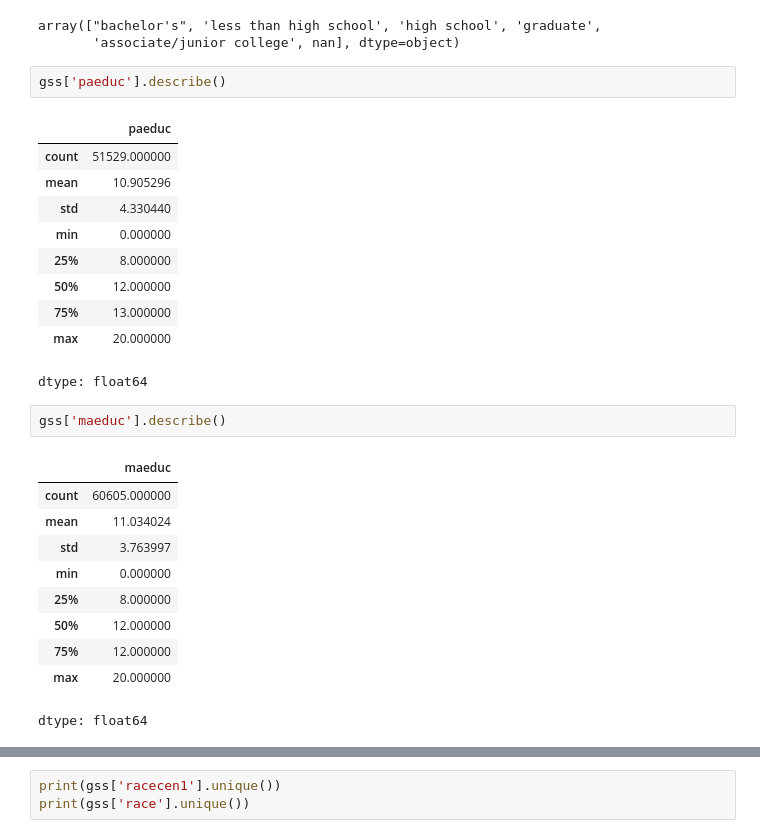
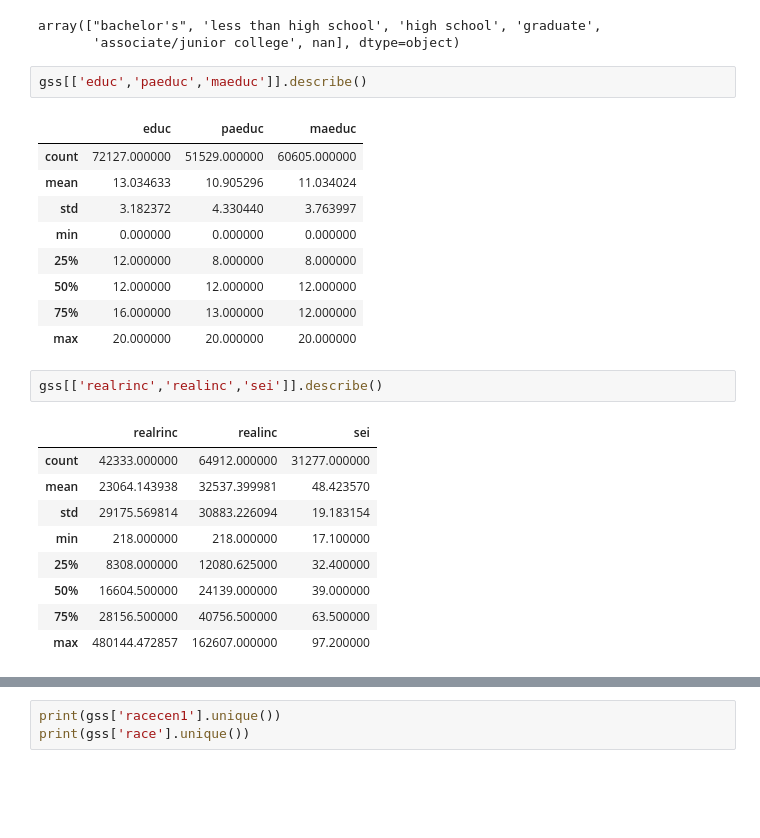
Before and after one commit to fwx5ax/Final-Project-DS3001, a Jupyter notebook: Project.ipynb, the cells around one changed output, grey strips where cells are left out. Cells and saved outputs as stored; diff of their text form; blank space fills up the shorter version.

```diff
--- a/Project.ipynb
+++ b/Project.ipynb
@@ -215,28 +146,26 @@ gss['degree'].unique()
 array(["bachelor's", 'less than high school', 'high school', 'graduate',
        'associate/junior college', nan], dtype=object)
 # %%
-gss['paeduc'].describe()
+gss[['educ','paeduc','maeduc']].describe()
 # %% [output]
-|  | paeduc |
-| count | 51529.000000 |
-| mean | 10.905296 |
-| std | 4.330440 |
-| min | 0.000000 |
-| 25% | 8.000000 |
-| 50% | 12.000000 |
-| 75% | 13.000000 |
-| max | 20.000000 |
+|  | educ | paeduc | maeduc |
+| count | 72127.000000 | 51529.000000 | 60605.000000 |
+| mean | 13.034633 | 10.905296 | 11.034024 |
+| std | 3.182372 | 4.330440 | 3.763997 |
+| min | 0.000000 | 0.000000 | 0.000000 |
+| 25% | 12.000000 | 8.000000 | 8.000000 |
+| 50% | 12.000000 | 12.000000 | 12.000000 |
+| 75% | 16.000000 | 13.000000 | 12.000000 |
+| max | 20.000000 | 20.000000 | 20.000000 |
-dtype: float64
 # %%
-gss['maeduc'].describe()
+gss[['realrinc','realinc','sei']].describe()
 # %% [output]
-|  | maeduc |
-| count | 60605.000000 |
-| mean | 11.034024 |
-| std | 3.763997 |
-| min | 0.000000 |
-| 25% | 8.000000 |
-| 50% | 12.000000 |
-| 75% | 12.000000 |
-| max | 20.000000 |
+|  | realrinc | realinc | sei |
+| count | 42333.000000 | 64912.000000 | 31277.000000 |
+| mean | 23064.143938 | 32537.399981 | 48.423570 |
+| std | 29175.569814 | 30883.226094 | 19.183154 |
+| min | 218.000000 | 218.000000 | 17.100000 |
+| 25% | 8308.000000 | 12080.625000 | 32.400000 |
+| 50% | 16604.500000 | 24139.000000 | 39.000000 |
+| 75% | 28156.500000 | 40756.500000 | 63.500000 |
+| max | 480144.472857 | 162607.000000 | 97.200000 |
-dtype: float64
```
Also changed, not shown: parts of 23 cells of this notebook.
